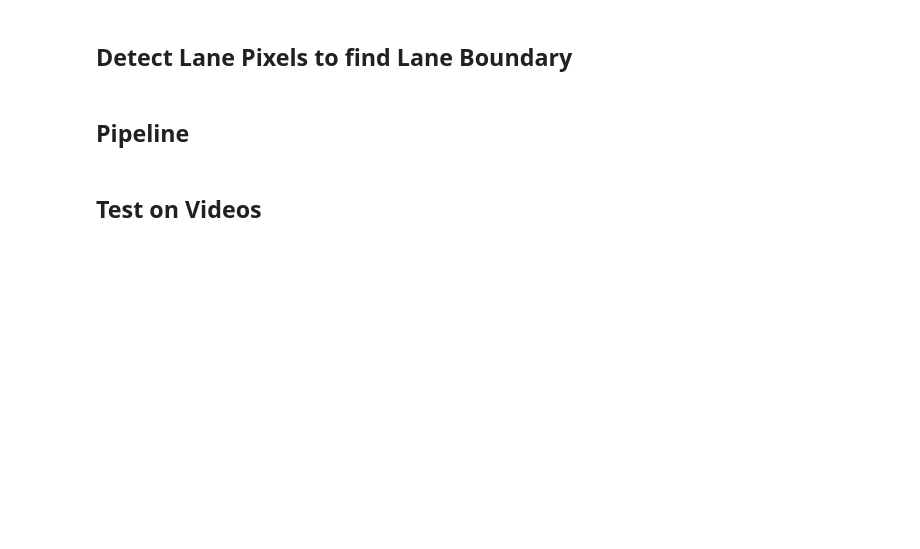
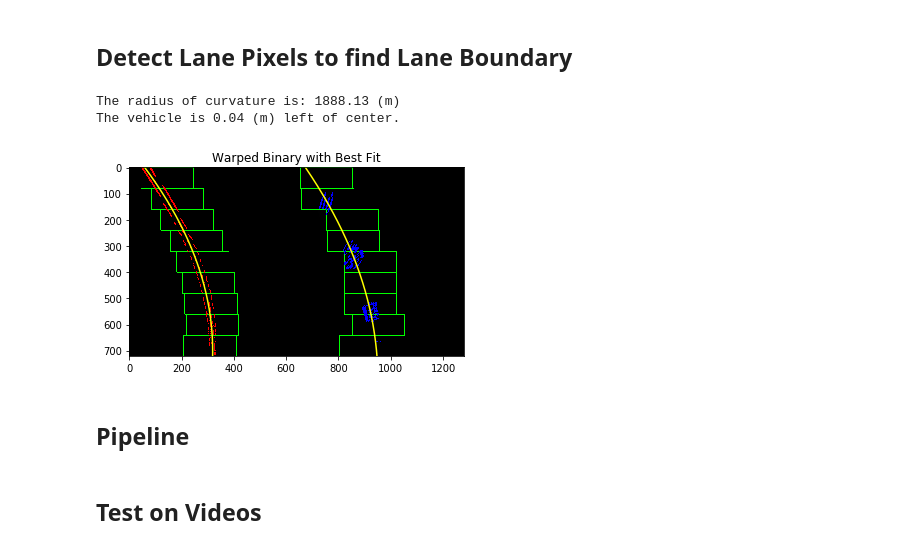
Before and after one commit to manheima/CarND-Advanced-Lane-Lines, a Jupyter notebook: P2.ipynb, the cells around one changed output. Drawn from its saved outputs; the diff is of its cells as text; code cells hidden in the pictures; blank space fills up the shorter version.

```diff
--- a/P2.ipynb
+++ b/P2.ipynb
@@ -138,10 +138,10 @@ def warp(img, topRight=[682,445],bottomRight =[1054,677],bottomLeft=[250,680],to
 
     #Four desired coordinates (define a rectangle)
     dst = np.float32(
-        [[900,0],
-         [900,720],
-         [250,720],
-         [250,0]])
+        [[900, 0],
+         [900, 720],
+         [250, 720],
+         [250, 0]])
 
     #compute the perspective transform, M
     M = cv2.getPerspectiveTransform(src,dst)
@@ -241,7 +241,7 @@ def find_lane_pixels(binary_warped):
     return leftx, lefty, rightx, righty, out_img
 
 
-def fit_polynomial(binary_warped):
+def fit_polynomial(binary_warped, showPlot=False):
     # Find our lane pixels first
     leftx, lefty, rightx, righty, out_img = find_lane_pixels(binary_warped)
 
@@ -266,8 +266,9 @@ def fit_polynomial(binary_warped):
     out_img[righty, rightx] = [0, 0, 255]
 
     # Plots the left and right polynomials on the lane lines
-    #plt.plot(left_fitx, ploty, color='yellow')
-    #plt.plot(right_fitx, ploty, color='yellow')
+    if showPlot==True:
+        plt.plot(left_fitx, ploty, color='yellow')
+        plt.plot(right_fitx, ploty, color='yellow')
 
 
     #Now calculate the radius of curvature
@@ -591,39 +619,45 @@ ax2.imshow(binary_warped,cmap='gray')
 ## Detect Lane Pixels to find Lane Boundary
 # %%
 #Start by implementing sliding windows
-out_img, left_curverad, right_curverad, left_fit, right_fit = fit_polynomial(binary_warped)
+out_img, left_curverad, right_curverad, left_fit, right_fit = fit_polynomial(binary_warped, showPlot=True)
 plt.imshow(out_img)
+plt.title('Warped Binary with Best Fit')
+plt.savefig('output_images/WarpedBinaryWithFit')
 #print(left_curverad)
 #print(right_curverad)
 #print(left_fit) #note: if left_fit[0] is opposite sign of right_fit[0] then I should discard the data
 #print(right_fit)
 
 #Check if the left and right fits have the same "slope"
 trustLines = False
 if left_fit[0]<0:
     if right_fit[0]<0:
         trustLines = True
 else:
     if right_fit[0]>0:
         trustLines = True
 
 if trustLines:
     avgRad = (left_curverad+right_curverad)/2
     print("The radius of curvature is: "+ str(round(avgRad,2)) + " (m)")
 
     maxy = binary_warped.shape[0]-1
     middle = binary_warped.shape[1]//2
     left_base = left_fit[0]*maxy**2+left_fit[1]*maxy+left_fit[2]
     right_base = right_fit[0]*maxy**2+right_fit[1]*maxy+right_fit[2]
     xm_per_pix = 3.7/700 # meters per pixel in x dimension
     offset = ((left_base+right_base)/2-middle)*xm_per_pix
     if offset>0:
         print("The vehicle is "+str(round(offset,2))+ " (m) right of center.")
     else:
         print("The vehicle is "+str(abs(round(offset,2)))+ " (m) left of center.")
 
 else:
     print("Cannot trust lines")
+# %% [output]
+The radius of curvature is: 1888.13 (m)
+The vehicle is 0.04 (m) left of center.
+[figure, added]
 # %% [markdown]
 ## Pipeline
 # %%
```
Also changed, not shown: parts of 5 cells of this notebook, 3 other files.
